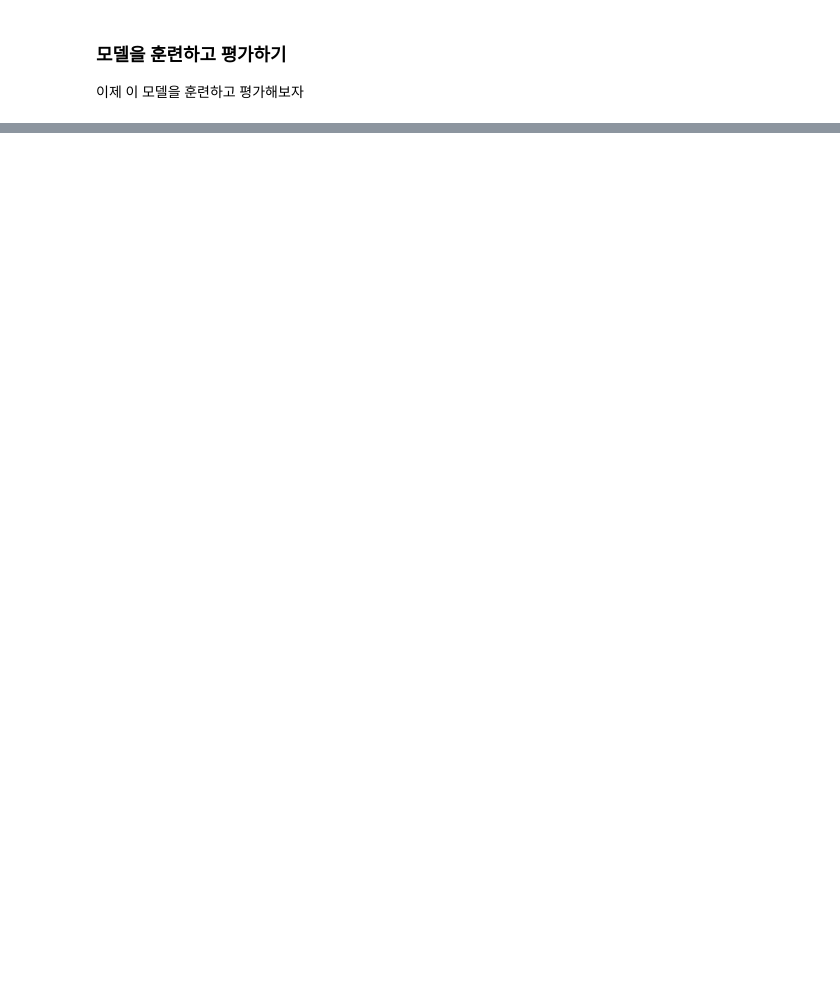
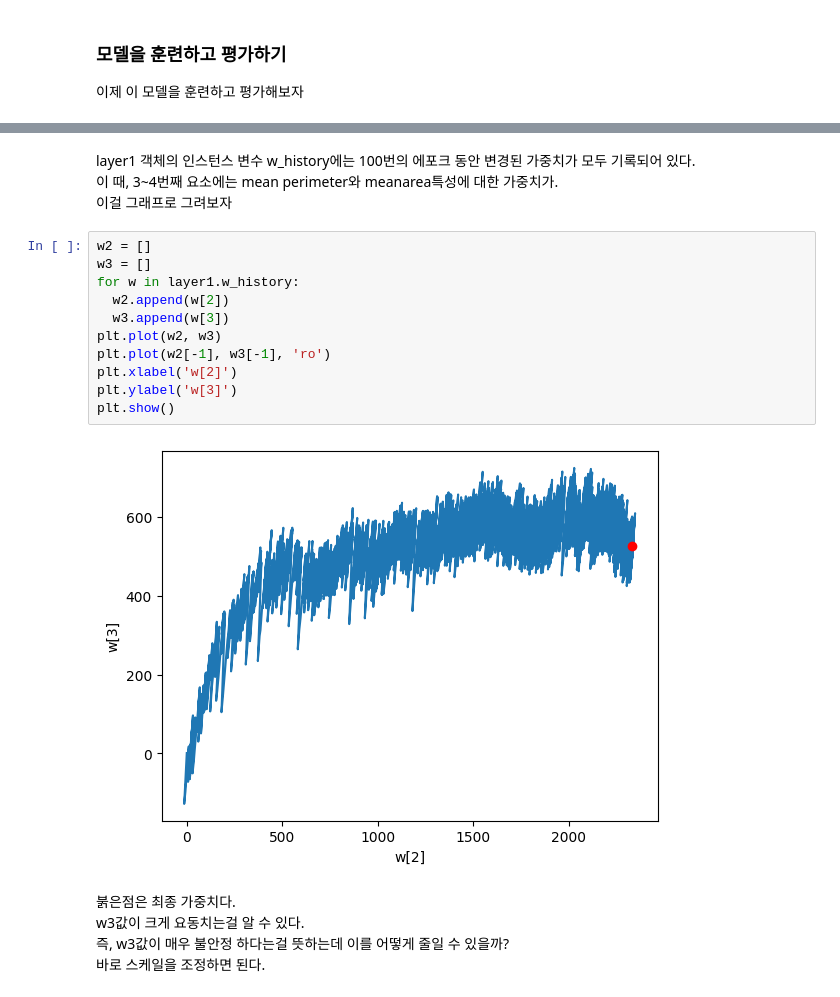
Before and after one commit to Tarel-Github/Artificial_Intelligence_practice, a Jupyter notebook: 02. Doit_DeepLearning/3-1. 훈련노하우: 검증세트를 나누기와 전처리과정.ipynb, the cells around one changed output, grey strips where cells are left out. Drawn from its saved outputs; the diff is of its cells as text; blank space fills up the shorter version.

```diff
--- a/02. Doit_DeepLearning/3-1. 훈련노하우: 검증세트를 나누기와 전처리과정.ipynb
+++ b/02. Doit_DeepLearning/3-1. 훈련노하우: 검증세트를 나누기와 전처리과정.ipynb
@@ -224,0 +231,22 @@ AttributeError: ignored
+# %% [markdown]
+layer1 객체의 인스턴스 변수 w_history에는 100번의 에포크 동안 변경된 가중치가 모두 기록되어 있다.
+이 때, 3~4번째 요소에는 mean perimeter와 meanarea특성에 대한 가중치가.
+이걸 그래프로 그려보자
+# %%
+w2 = []
+w3 = []
+for w in layer1.w_history:
+  w2.append(w[2])
+  w3.append(w[3])
+plt.plot(w2, w3)
+plt.plot(w2[-1], w3[-1], 'ro')
+plt.xlabel('w[2]')
+plt.ylabel('w[3]')
+plt.show()
+# %% [output]
+[figure, added]
+# %% [markdown]
+붉은점은 최종 가중치다.
+w3값이 크게 요동치는걸 알 수 있다.
+즉, w3값이 매우 불안정 하다는걸 뜻하는데 이를 어떻게 줄일 수 있을까?
+바로 스케일을 조정하면 된다.
```
Also changed, not shown: parts of 20 cells of this notebook, 1 other file.
